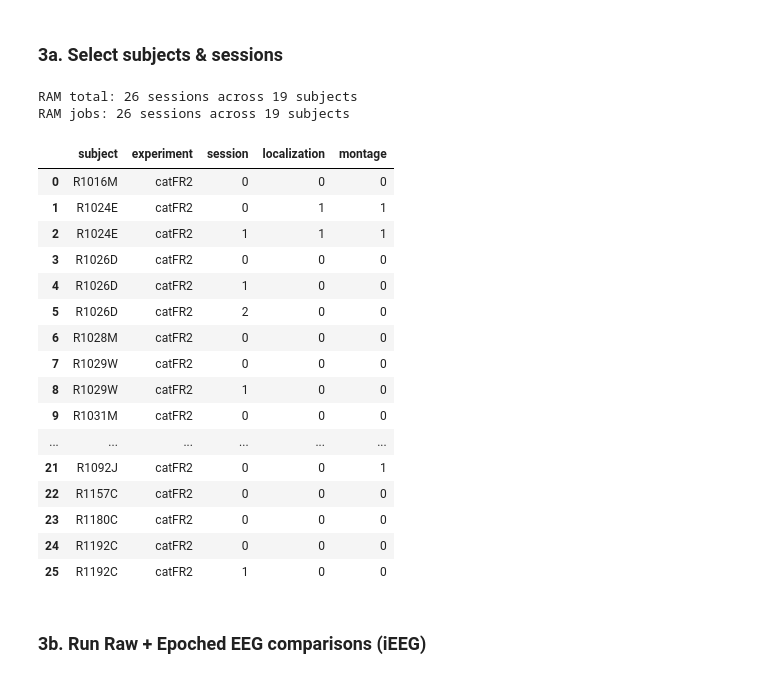
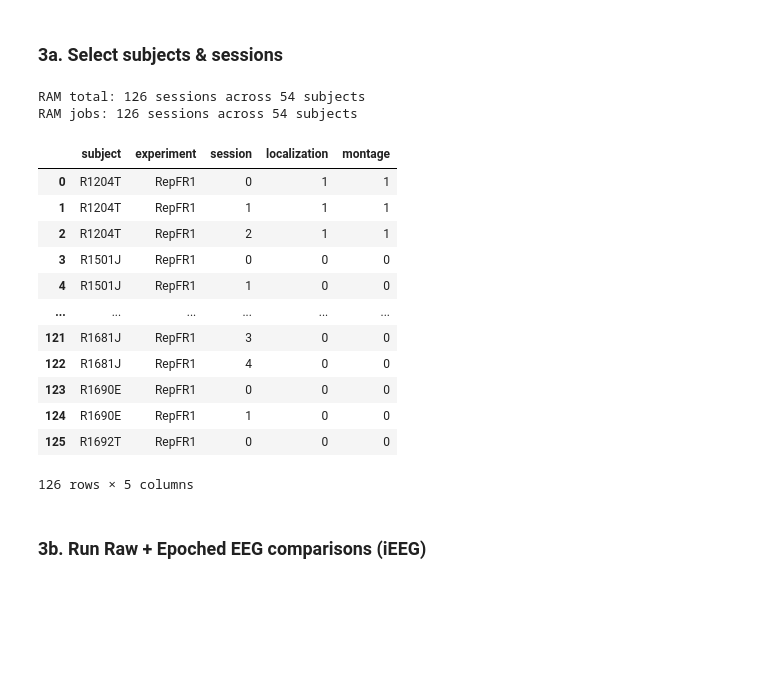
Before and after one commit to pennmem/EEGLoaderQualityCheck, a Jupyter notebook: compare_cml_bids.ipynb, the cells around one changed output. Drawn from its saved outputs; the diff is of its cells as text; code cells hidden in the pictures; blank space fills up the shorter version.

```diff
--- a/compare_cml_bids.ipynb
+++ b/compare_cml_bids.ipynb
@@ -854,8 +854,15 @@ for cat in FILE_CATEGORIES:
     df_new = load_and_concat(files)
     # ram_dfs[cat] = df_new
 
-    if not override_csv and os.path.exists(outfile):
-        df_old = pd.read_csv(outfile)
+    df_old = None
+    if not override_csv and os.path.exists(outfile) and os.path.getsize(outfile) > 0:
+        try:
+            df_old = pd.read_csv(outfile)
+        except pd.errors.EmptyDataError:
+            print(f"{cat}: existing {outfile} is empty, ignoring")
+            df_old = None
+
+    if df_old is not None:
         # Only append rows whose keys are not already in the old data
         keys = [k for k in ID_COLS if k in df_old.columns and k in df_new.columns]
         if keys:
@@ -870,6 +877,11 @@ for cat in FILE_CATEGORIES:
         if override_csv:
             print(f"Saving over old {outfile}")
 
+    if df_all.shape[1] == 0:
+        print(f"{cat}: {len(files)} files -> no columns to write, skipping {outfile}")
+        del df_all, df_new
+        continue
+
     df_all.to_csv(outfile, index=False)
     print(f"{cat}: {len(files)} files -> {outfile} ({len(df_all)} total rows)")
     del df_all, df_new
@@ -948,10 +960,10 @@ ltp_stats = run_all_plots(ltp_dfs, name="LTP", save_dir=ltp_final, expected=ltp_
 # %% [markdown]
 ### 3a. Select subjects & sessions
 # %%
-ram_experiments = ["catFR2"]
-ram_bids_root   = os.path.abspath("/data/LTP_BIDS/pyedflib/catFR2/")
-ram_out_path    = os.path.abspath("results/catFR2_pyedflib_results/")
-ram_final       = os.path.abspath("results/catFR2_final_pyedflib/")
+ram_experiments = ["RepFR1"]
+ram_bids_root   = os.path.abspath("/data/LTP_BIDS/pyedflib/RepFR1/")
+ram_out_path    = os.path.abspath("results/RepFR1_results_neurorad/")
+ram_final       = os.path.abspath("results/RepFR1_final_neurorad/")
 # ram_subjects_to_include = [
 #     'R1060M', 'R1061T', 'R1065J', 'R1066P', 'R1092J',
 #     'R1108J', 'R1111M', 'R1207J', 'R1226D', 'R1230J',
@@ -1006,50 +1018,46 @@ for exp in ram_experiments:
     subjects = df_this["subject"].drop_duplicates().sort_values()
     dfs.append(df_this[df_this["subject"].isin(subjects)])
 
 df_ram = pd.concat(dfs, ignore_index=True)
 print(f"RAM total: {len(df_ram)} sessions across {df_ram['subject'].nunique()} subjects")
 
 # completed = get_completed_sessions(ram_final, summary_files=["df_digital_summary_all.csv" , "df_raw_summary_all.csv"])
 # if completed:
 #     before = len(df_ram)
 #     df_ram = df_ram[
 #         ~df_ram.apply(lambda r: (r["subject"], int(r["session"])) in completed, axis=1)
 #     ].reset_index(drop=True)
 #     print(f"Filtered out {before - len(df_ram)} already-completed sessions")
 
 # # Append non-conversion subjects that need rerunning (not yet in completed set)
 # df_nonconv = df[df["experiment"].isin(ram_experiments) & df["subject"].isin(nonconversion_subjects)].copy()
 # # Remove any that are already in df_ram or completed
 # df_nonconv = df_nonconv[
 #     ~df_nonconv.apply(lambda r: (r["subject"], int(r["session"])) in completed, axis=1)
 # ].reset_index(drop=True)
 # if not df_nonconv.empty:
 #     df_ram = pd.concat([df_ram, df_nonconv], ignore_index=True).drop_duplicates(
 #         subset=["subject", "experiment", "session"]
 #     ).reset_index(drop=True)
 #     print(f"Added {len(df_nonconv)} sessions from {df_nonconv['subject'].nunique()} non-conversion subjects")
 
 print(f"RAM jobs: {len(df_ram)} sessions across {df_ram['subject'].nunique()} subjects")
 df_ram[["subject", "experiment", "session", "localization", "montage"]]
 # %% [output]
-RAM total: 26 sessions across 19 subjects
-RAM jobs: 26 sessions across 19 subjects
+RAM total: 126 sessions across 54 subjects
+RAM jobs: 126 sessions across 54 subjects
 |  | subject | experiment | session | localization | montage |
-| 0 | R1016M | catFR2 | 0 | 0 | 0 |
-| 1 | R1024E | catFR2 | 0 | 1 | 1 |
-| 2 | R1024E | catFR2 | 1 | 1 | 1 |
-| 3 | R1026D | catFR2 | 0 | 0 | 0 |
-| 4 | R1026D | catFR2 | 1 | 0 | 0 |
-| 5 | R1026D | catFR2 | 2 | 0 | 0 |
-| 6 | R1028M | catFR2 | 0 | 0 | 0 |
-| 7 | R1029W | catFR2 | 0 | 0 | 0 |
-| 8 | R1029W | catFR2 | 1 | 0 | 0 |
-| 9 | R1031M | catFR2 | 0 | 0 | 0 |
+| 0 | R1204T | RepFR1 | 0 | 1 | 1 |
+| 1 | R1204T | RepFR1 | 1 | 1 | 1 |
+| 2 | R1204T | RepFR1 | 2 | 1 | 1 |
+| 3 | R1501J | RepFR1 | 0 | 0 | 0 |
+| 4 | R1501J | RepFR1 | 1 | 0 | 0 |
 | ... | ... | ... | ... | ... | ... |
-| 21 | R1092J | catFR2 | 0 | 0 | 1 |
-| 22 | R1157C | catFR2 | 0 | 0 | 0 |
-| 23 | R1180C | catFR2 | 0 | 0 | 0 |
-| 24 | R1192C | catFR2 | 0 | 0 | 0 |
-| 25 | R1192C | catFR2 | 1 | 0 | 0 |
+| 121 | R1681J | RepFR1 | 3 | 0 | 0 |
+| 122 | R1681J | RepFR1 | 4 | 0 | 0 |
+| 123 | R1690E | RepFR1 | 0 | 0 | 0 |
+| 124 | R1690E | RepFR1 | 1 | 0 | 0 |
+| 125 | R1692T | RepFR1 | 0 | 0 | 0 |
+126 rows × 5 columns
 # %% [markdown]
 ### 3b. Run Raw + Epoched EEG comparisons (iEEG)
```
Also changed, not shown: parts of 24 cells of this notebook, 17 other files.
